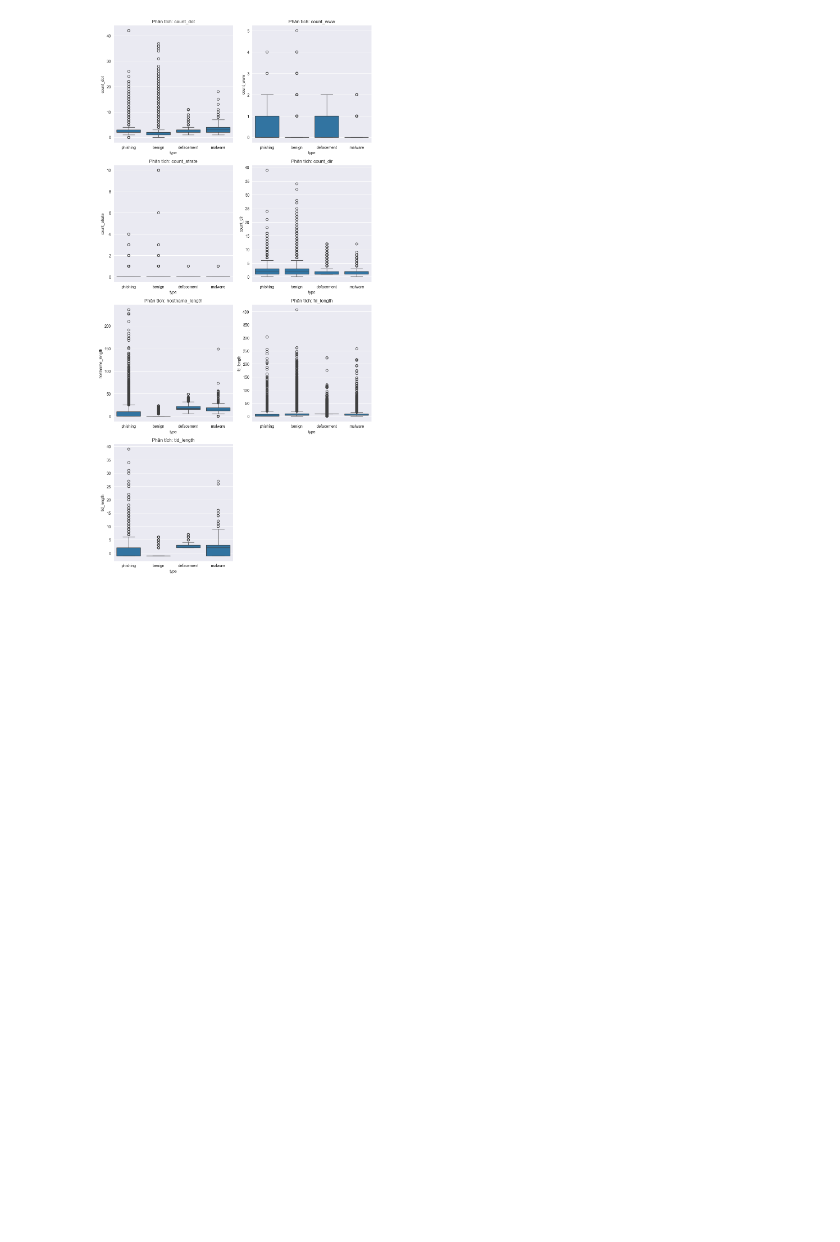
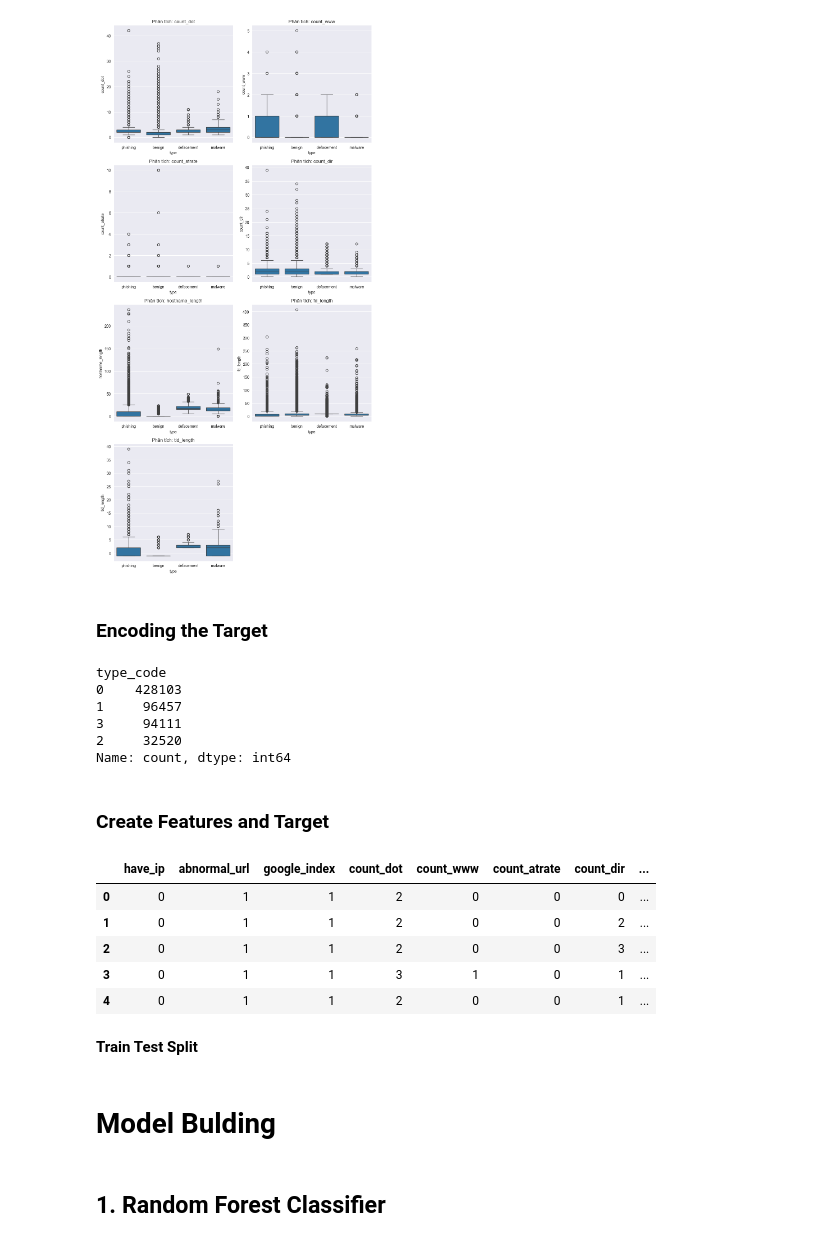
Before and after one commit to DUY2602/Machine_Learning-Deep_Learning, a Jupyter notebook: Malware Detection/Malicious_URL/url_malware_detect.ipynb, the cells around one changed output. Cells and saved outputs as stored; diff of their text form; code cells hidden in the pictures; blank space fills up the shorter version.

Commit message:
doing preprocessing for URL

```diff
--- a/Malware Detection/Malicious_URL/url_malware_detect.ipynb
+++ b/Malware Detection/Malicious_URL/url_malware_detect.ipynb
@@ -235,24 +89,0 @@ df['count_digits'] = df['url'].apply(lambda i: count_digit(i))
-# %%
-from tld import get_tld
-import os.path
-
-def fd_length(url):
-    path = urlparse(url).path
-    try:
-        return len(path.split('/')[1])
-    except:
-        return 0
-
-df['fd_length'] = df['url'].apply(lambda i: fd_length(i))
-df['tld'] = df['url'].apply(lambda i: get_tld(i, fail_silently=True))
-
-def tld_length(tld):
-    try:
-        return len(tld)
-    except:
-        return -1
-
-df['tld_length'] = df['tld'].apply(lambda i: tld_length(i))
-# %%
-df = df.drop('tld', axis=1)
-df.columns
@@ -325,3 +148,40 @@ plt.tight_layout()
 plt.show()
 # %% [output]
 [figure]
+# %% [markdown]
+### Encoding the Target
+# %%
+lb_make = LabelEncoder()
+df['type_code'] = lb_make.fit_transform(df['type'])
+df['type_code'].value_counts()
+# %% [output]
+type_code
+0    428103
+1     96457
+3     94111
+2     32520
+Name: count, dtype: int64
+# %% [markdown]
+### Create Features and Target
+# %%
+# 2. Áp dụng hàm tổng hợp cho toàn bộ cột 'url'
+# Hàm .apply(fe.extract_all_features) sẽ trả về một Series các Dictionary
+# .tolist() và pd.DataFrame sẽ biến nó thành một bảng dữ liệu số hoàn chỉnh
+X = pd.DataFrame(df['url'].apply(preprocess.extract_all_features).tolist())
+
+# 3. Lấy cột kết quả (Target)
+Y = df['type'] # Hoặc 'result' tùy tên cột trong dataset của ông
+
+pd.set_option('display.max_columns', None)
+
+# Kiểm tra thử 5 dòng đầu tiên
+X.head()
+# %% [output]
+|  | have_ip | abnormal_url | google_index | count_dot | count_www | count_atrate | count_dir | ... |
+| 0 | 0 | 1 | 1 | 2 | 0 | 0 | 0 | ... |
+| 1 | 0 | 1 | 1 | 2 | 0 | 0 | 2 | ... |
+| 2 | 0 | 1 | 1 | 2 | 0 | 0 | 3 | ... |
+| 3 | 0 | 1 | 1 | 3 | 1 | 0 | 1 | ... |
+| 4 | 0 | 1 | 1 | 2 | 0 | 0 | 1 | ... |
+# %% [markdown]
+**Train Test Split**
@@ -327,0 +190,4 @@ plt.show()
+# %% [markdown]
+# Model Bulding
+# %% [markdown]
+## 1. Random Forest Classifier
```
Also changed, not shown: parts of 19 cells of this notebook, 1 other file.
